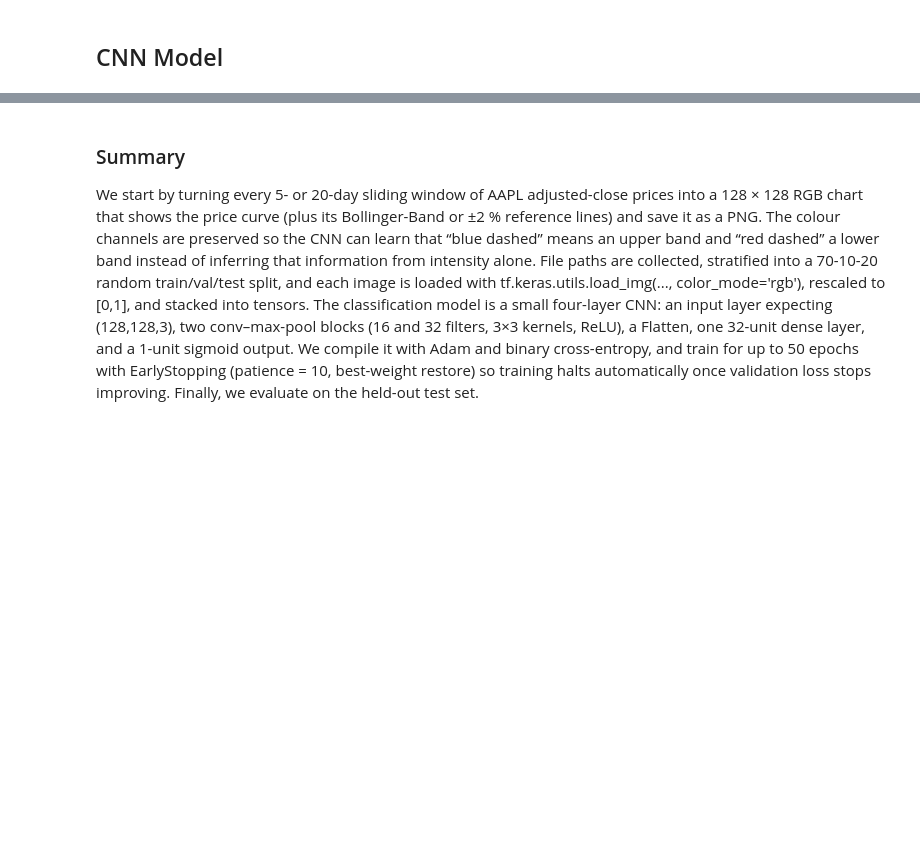
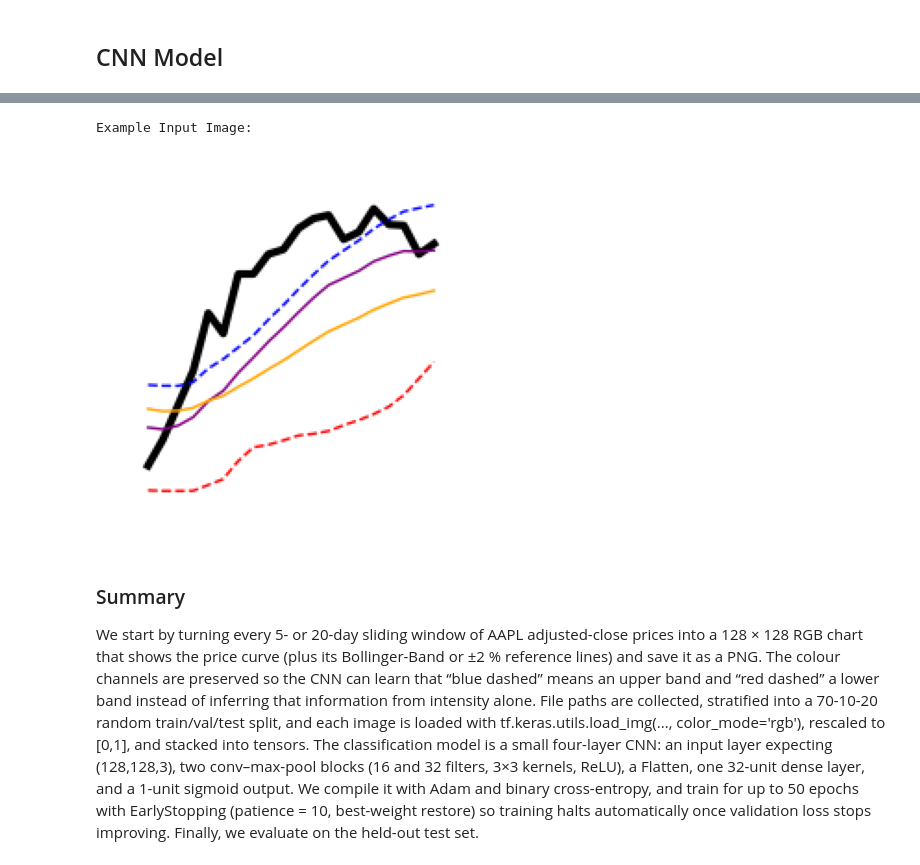
Before and after one commit to duresh08/230P-PS2, a Jupyter notebook: 230P_PS2_Q2_sol.ipynb, the cells around one changed output, grey strips where cells are left out. Saved outputs shown, nothing was run; the diff lists cells and outputs as text; code cells hidden in the pictures; blank space fills up the shorter version.

```diff
--- a/230P_PS2_Q2_sol.ipynb
+++ b/230P_PS2_Q2_sol.ipynb
@@ -371,3 +337,18 @@ Future_20        0.996078       0.981735
+# %%
+from PIL import Image
+
+import matplotlib.pyplot as plt
+
+print('Example Input Image:')
+# Load and display the first image in X as an example
+img_path = X[0]
+img = Image.open(img_path)
+plt.imshow(img)
+plt.axis('off')
+plt.show()
+# %% [output]
+Example Input Image:
+[figure, added]
 # %% [markdown]
 ### Summary
 We start by turning every 5- or 20-day sliding window of AAPL adjusted-close prices into a 128 × 128 RGB chart that shows the price curve (plus its Bollinger-Band or ±2 % reference lines) and save it as a PNG. The colour channels are preserved so the CNN can learn that “blue dashed” means an upper band and “red dashed” a lower band instead of inferring that information from intensity alone. File paths are collected, stratified into a 70-10-20 random train/val/test split, and each image is loaded with tf.keras.utils.load_img(..., color_mode='rgb'), rescaled to [0,1], and stacked into tensors. The classification model is a small four-layer CNN: an input layer expecting (128,128,3), two conv–max-pool blocks (16 and 32 filters, 3×3 kernels, ReLU), a Flatten, one 32-unit dense layer, and a 1-unit sigmoid output. We compile it with Adam and binary cross-entropy, and train for up to 50 epochs with EarlyStopping (patience = 10, best-weight restore) so training halts automatically once validation loss stops improving. Finally, we evaluate on the held-out test set.
```
Also changed, not shown: parts of 9 cells of this notebook.
